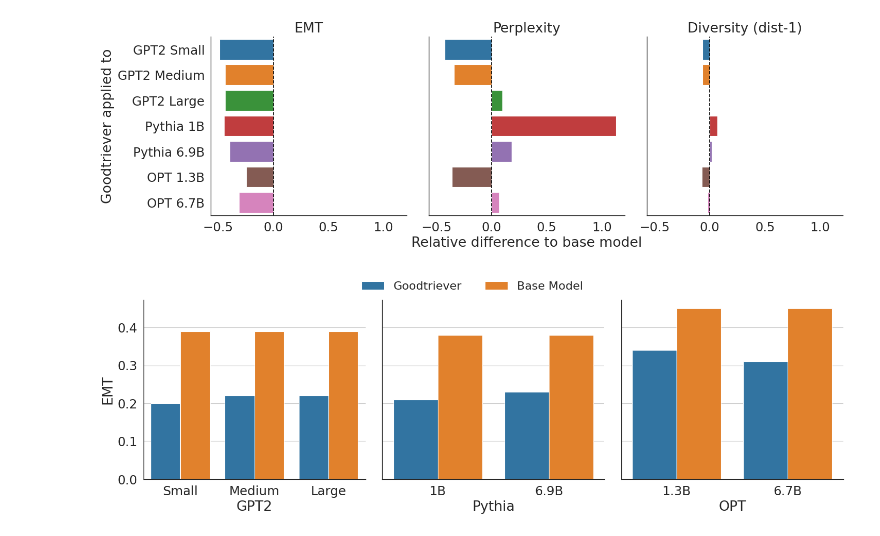
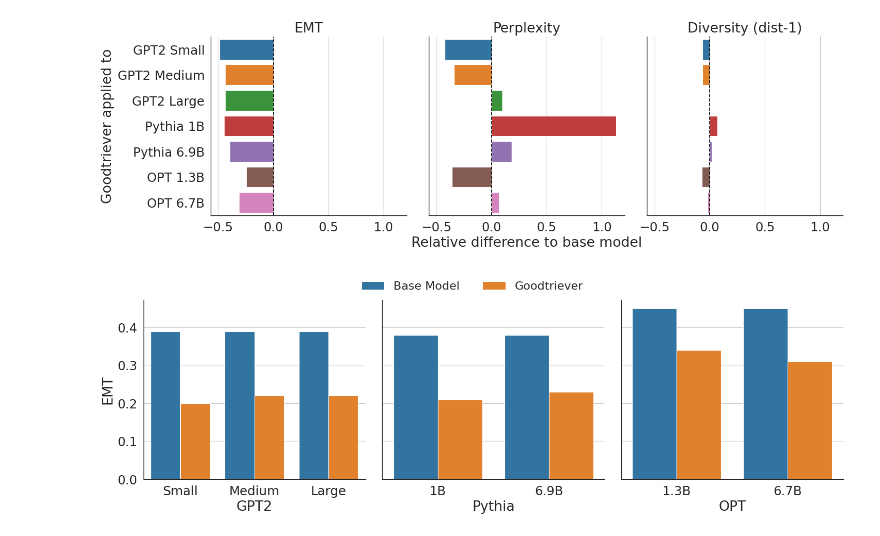
Before and after one commit to luizapozzobon/goodtriever-pt, a Jupyter notebook: notebooks/04.2_visualizations.ipynb, the cells around one changed output. Saved outputs shown, nothing was run; the diff lists cells and outputs as text; code cells hidden in the pictures.

Commit message:
chore: last update to paper plots

```diff
--- a/notebooks/04.2_visualizations.ipynb
+++ b/notebooks/04.2_visualizations.ipynb
@@ -88,6 +88,7 @@ for i, ax in enumerate(g.axes.flat):
         ax.set_xlabel("Relative difference to base model")
     else:
         ax.set_xlabel("")
+    ax.grid(axis='x')
 
 plt.savefig("images/model_families_relative.pdf", format="pdf", bbox_inches="tight")
 # %% [output]
@@ -100,32 +101,32 @@ temp.loc[temp.query("base != model").index, "Model Type"] = "Goodtriever"
 sns.set(context="paper", style="white", font_scale=2, palette="RdBu")
 temp = temp.query("variable == 'EMT'")
 
 g = sns.catplot(
     data=temp,
     x="base",
     y="value",
     hue="Model Type",
     col="family",
     kind="bar",
     sharex=False,
     sharey=True,
     palette="tab10",
+    hue_order=["Base Model", "Goodtriever"]
 )
 g.set_titles("")
 plt.ylabel(metrics[0])
 for i, ax in enumerate(g.axes.flat):
     if i == 0:
         ax.set_ylabel(metrics[0])
 
     labels = ax.get_xticklabels()
     family = [l.get_text().split(" ")[0] for l in labels]
     new_labels = [l.get_text().split(" ")[-1] for l in labels]
     ax.set_xticklabels(new_labels)
     ax.set_xlabel(family[0])
     ax.grid(axis='y')
 
 sns.move_legend(g, "upper center", ncols=2, fontsize=16, title="")
-
 plt.savefig("images/model_families_absolute.pdf", format="pdf", bbox_inches="tight")
 # %% [output]
-[figure, old version]
+[figure, new version]
```
